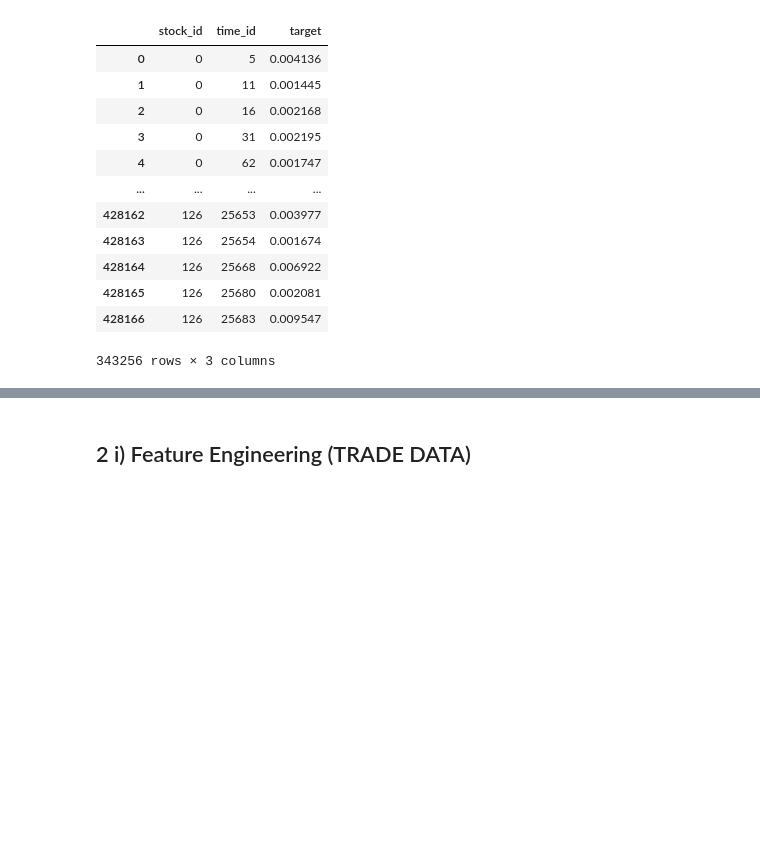
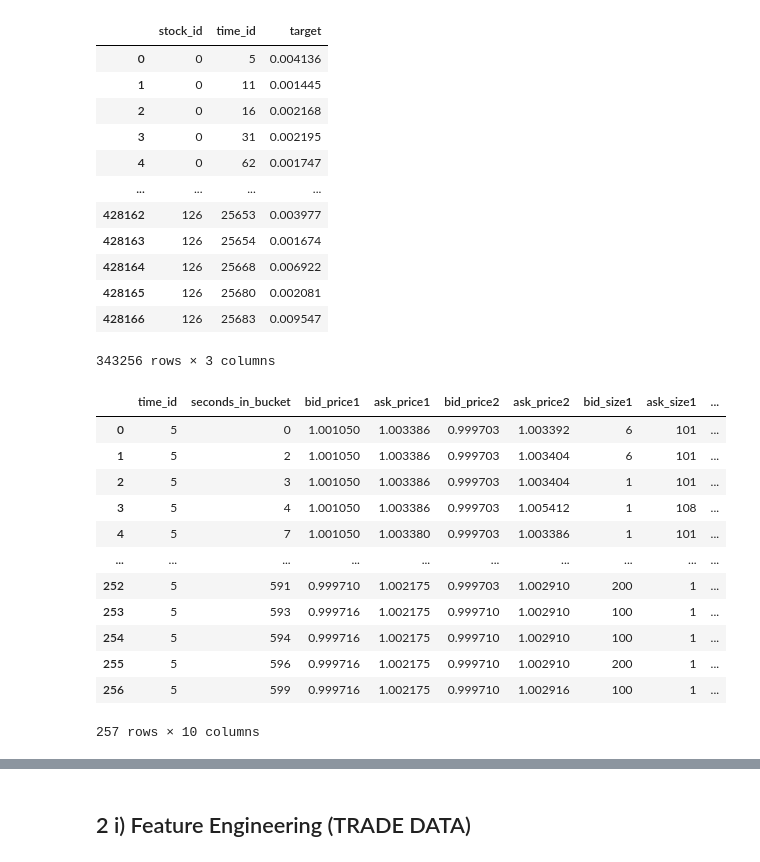
Before and after one commit to gilessssss/9417optivized, a Jupyter notebook: exploration.ipynb, the cells around one changed output, grey strips where cells are left out. Cells and saved outputs as stored; diff of their text form; code cells hidden in the pictures; blank space fills up the shorter version.

```diff
--- a/exploration.ipynb
+++ b/exploration.ipynb
@@ -85,7 +85,22 @@ train
 | 428166 | 126 | 25683 | 0.009547 |
 343256 rows × 3 columns
 # %%
-book_train_stock_id_0 = pd.read_parquet("stock_book_train/stock_0_train.parquet")
+book_train_stock_id_0 = pd.read_parquet("stock_book_train/stock_18_train.parquet")
 book_train_stock_id_0_t_id5 = book_train_stock_id_0[book_train_stock_id_0["time_id"]==5]
 #book_train_stock_id_0_t_id5
+book_train_stock_id_0_t_id5
+# %% [output]
+|  | time_id | seconds_in_bucket | bid_price1 | ask_price1 | bid_price2 | ask_price2 | bid_size1 | ask_size1 | ... |
+| 0 | 5 | 0 | 1.001050 | 1.003386 | 0.999703 | 1.003392 | 6 | 101 | ... |
+| 1 | 5 | 2 | 1.001050 | 1.003386 | 0.999703 | 1.003404 | 6 | 101 | ... |
+| 2 | 5 | 3 | 1.001050 | 1.003386 | 0.999703 | 1.003404 | 1 | 101 | ... |
+| 3 | 5 | 4 | 1.001050 | 1.003386 | 0.999703 | 1.005412 | 1 | 108 | ... |
+| 4 | 5 | 7 | 1.001050 | 1.003380 | 0.999703 | 1.003386 | 1 | 101 | ... |
+| ... | ... | ... | ... | ... | ... | ... | ... | ... | ... |
+| 252 | 5 | 591 | 0.999710 | 1.002175 | 0.999703 | 1.002910 | 200 | 1 | ... |
+| 253 | 5 | 593 | 0.999716 | 1.002175 | 0.999710 | 1.002910 | 100 | 1 | ... |
+| 254 | 5 | 594 | 0.999716 | 1.002175 | 0.999710 | 1.002910 | 100 | 1 | ... |
+| 255 | 5 | 596 | 0.999716 | 1.002175 | 0.999710 | 1.002910 | 200 | 1 | ... |
+| 256 | 5 | 599 | 0.999716 | 1.002175 | 0.999710 | 1.002916 | 100 | 1 | ... |
+257 rows × 10 columns
 # %%
```
Also changed, not shown: parts of 35 cells of this notebook, 1 other file.
